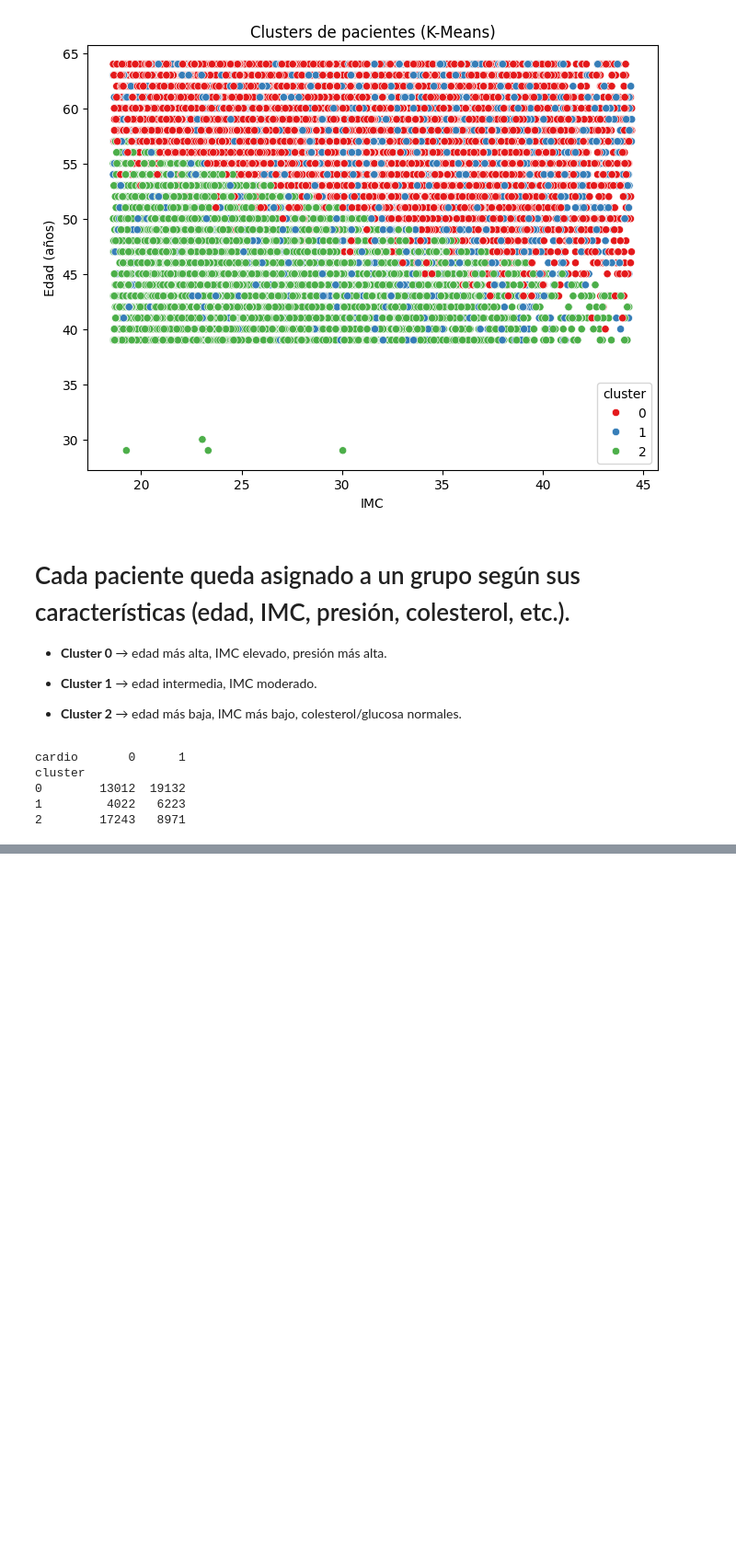
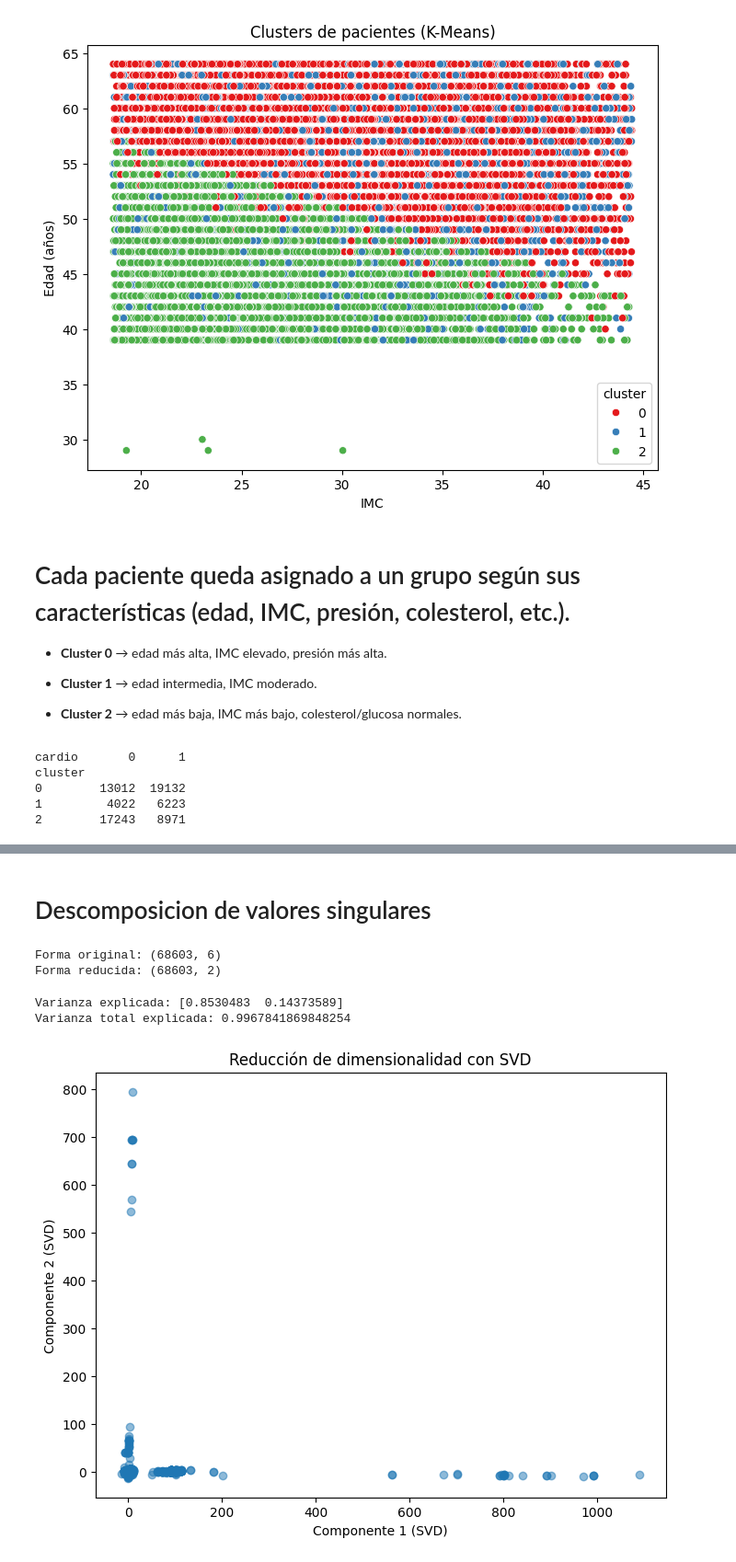
Before and after one commit to mariapaulaveram/MedicalExamination, a Jupyter notebook: 05_1_machine_learning_no_supervisado.ipynb, the cells around one changed output, grey strips where cells are left out. Shown at 92% size. Drawn from its saved outputs; the diff is of its cells as text; code cells hidden in the pictures; blank space fills up the shorter version.

```diff
--- a/05_1_machine_learning_no supervisado.ipynb
+++ b/05_1_machine_learning_no_supervisado.ipynb
@@ -75,0 +152,29 @@ cluster
+# %% [markdown]
+# Descomposicion de valores singulares
+# %%
+# Definir número de componentes (ejemplo: 2 o 3 para visualizar)
+svd = TruncatedSVD(n_components=2, random_state=42)
+
+X_svd = svd.fit_transform(X_scaled)
+
+print("Forma original:", X_scaled.shape)
+print("Forma reducida:", X_svd.shape)
+# %% [output]
+Forma original: (68603, 6)
+Forma reducida: (68603, 2)
+# %%
+# Varianza explicada por cada componente
+print("Varianza explicada:", svd.explained_variance_ratio_)
+print("Varianza total explicada:", svd.explained_variance_ratio_.sum())
+# %% [output]
+Varianza explicada: [0.8530483  0.14373589]
+Varianza total explicada: 0.9967841869848254
+# %%
+plt.figure(figsize=(8,6))
+plt.scatter(X_svd[:,0], X_svd[:,1], alpha=0.5)
+plt.xlabel("Componente 1 (SVD)")
+plt.ylabel("Componente 2 (SVD)")
+plt.title("Reducción de dimensionalidad con SVD")
+plt.show()
+# %% [output]
+[figure, added]
```
Also changed, not shown: parts of 7 cells of this notebook, 5 other files.
